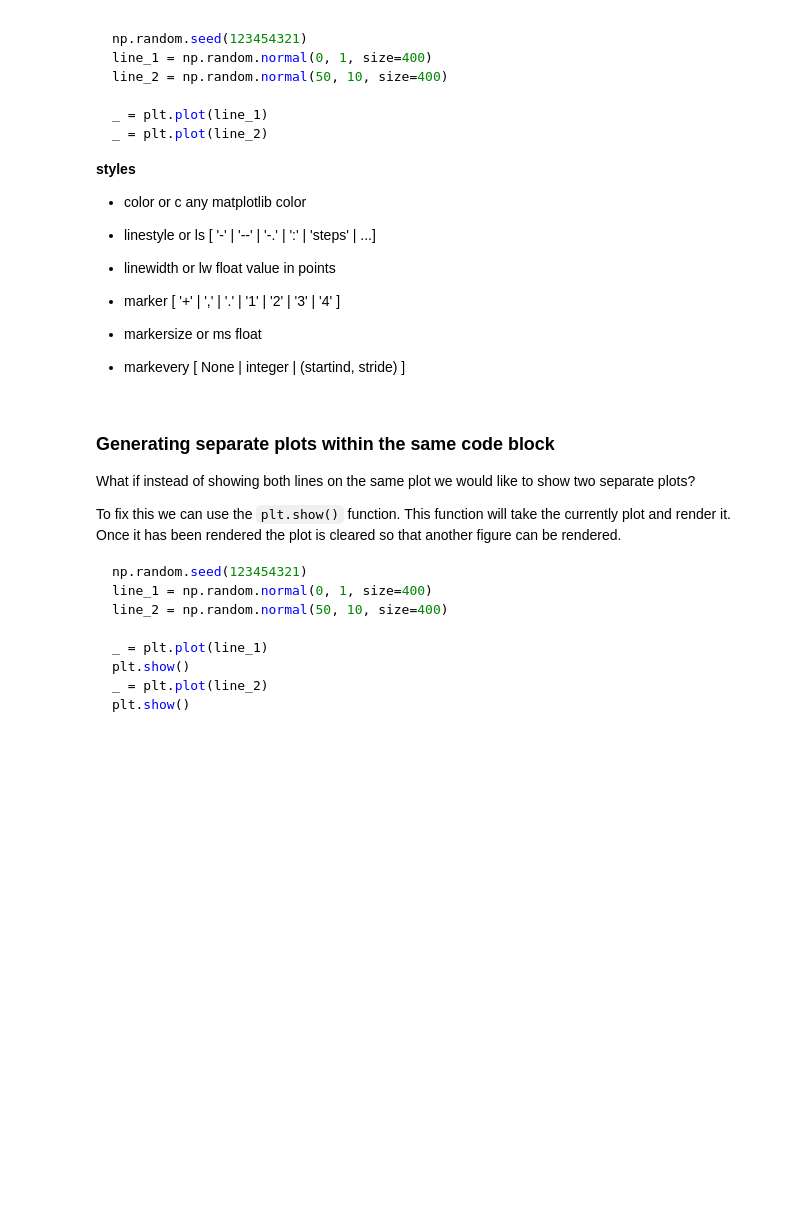
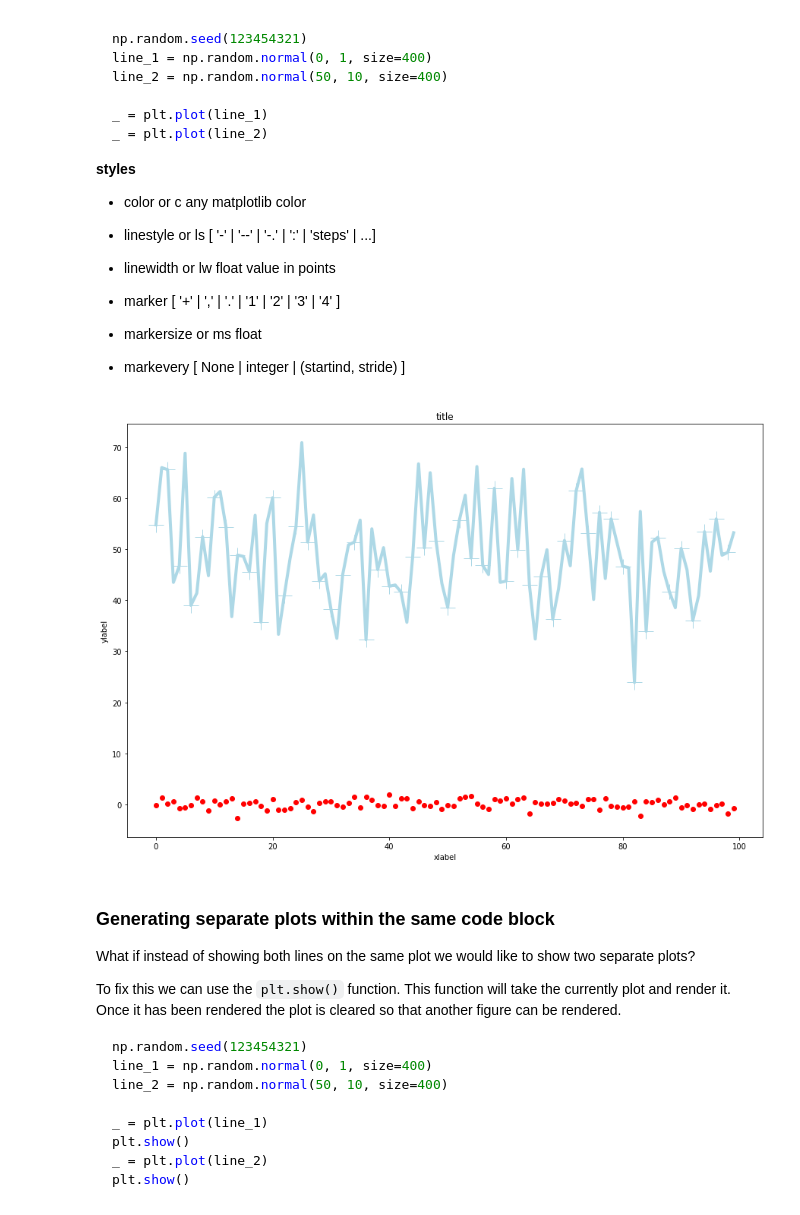
Before and after one commit to MarkGrivainis/itp_spring_2020, a Jupyter notebook: lecture_12/lecture12_numpy_pandas_in_action.ipynb, the cells around one changed output. Cells and saved outputs as stored; diff of their text form; code cells hidden in the pictures; blank space fills up the shorter version.

```diff
--- a/lecture_12/lecture12_numpy_pandas_in_action.ipynb
+++ b/lecture_12/lecture12_numpy_pandas_in_action.ipynb
@@ -421,18 +509,20 @@ _ = plt.plot(line_2)
 # %%
 #type your code here:
 
-fig = plt.figure(figsize=[15,3])
+fig = plt.figure(figsize=[15,10])
 np.random.seed(123454321)
 
 line_1 = np.random.normal(0, 1, size=400)[0:100]
 line_2 = np.random.normal(50, 10, size=400)[0:100]
 
-plt.plot(line_1, color='red', marker='.',linestyle='')
-plt.plot(line_2, color='lightblue', linewidth=4, linestyle='-',markevery =2, marker='+', markersize=20)
+plt.plot(line_1, color='red', marker='o',linestyle='')
+_ =plt.plot(line_2, color='lightblue', linewidth=4, linestyle='-',markevery =2, marker='+', markersize=20)
 
 plt.title("title")
 plt.xlabel("xlabel")
 _ = plt.ylabel("ylabel")
+# %% [output]
+[figure, added]
 # %% [markdown]
 ### Generating separate plots within the same code block
 
```
Also changed, not shown: parts of 23 cells of this notebook, 4 other files.
